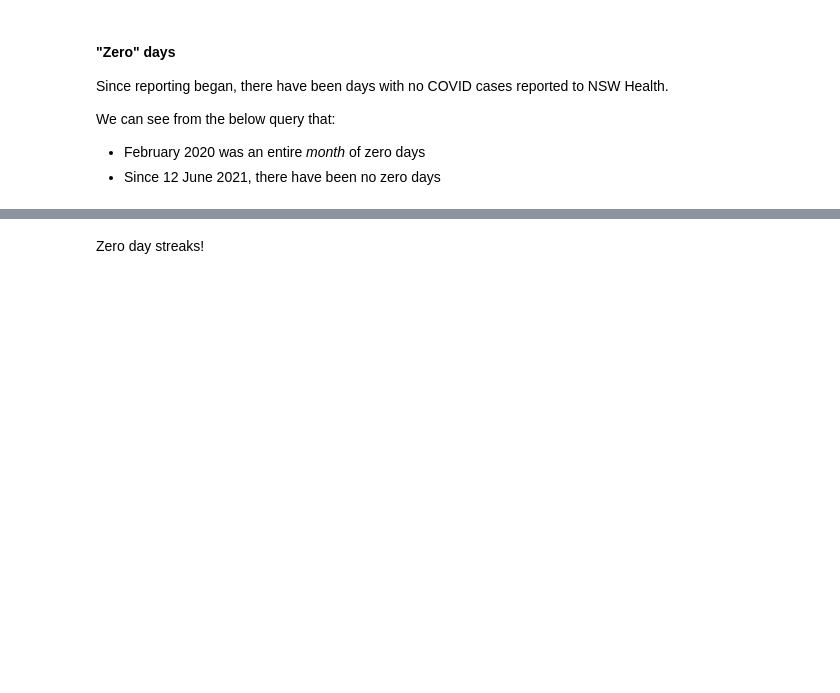
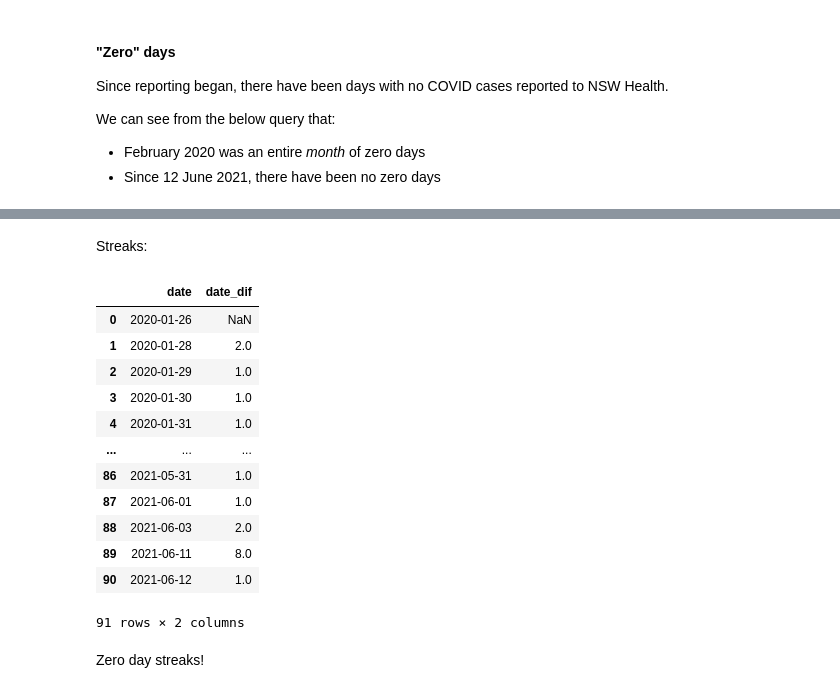
Before and after one commit to henrylin03/covid-nsw, a Jupyter notebook: covid-nsw.ipynb, the cells around one changed output, grey strips where cells are left out. Saved outputs shown, nothing was run; the diff lists cells and outputs as text; code cells hidden in the pictures; blank space fills up the shorter version.

Commit message:
add lag windows function to calculate difference between current 'zero-day' and the previous one; en route to calculating streaks

```diff
--- a/covid-nsw.ipynb
+++ b/covid-nsw.ipynb
@@ -174,0 +236,47 @@ pd.read_sql_query("""
+# %% [markdown]
+Streaks:
+# %%
+pd.read_sql_query("""
+    select *
+    from (
+        select date,
+            julianday(date) -
+                julianday(
+                    lag(date) OVER (
+                        ORDER BY date
+                    )
+                ) as date_dif
+        from zero_days z
+    ) zz
+""", engine)
+
+
+# pd.read_sql_query("""
+#     select date,
+#         case when exists (
+#             select 1
+#             from zero_days z
+#             where julianday(date)
+#             - julianday(
+#                 lag(date, 1, 0) over (
+#                     order by date
+#                 )
+#             ) = 1
+#         ) then 1 else 0 end as 'streak'
+#     from zero_days
+
+# """, engine)
+# %% [output]
+|  | date | date_dif |
+| 0 | 2020-01-26 | NaN |
+| 1 | 2020-01-28 | 2.0 |
+| 2 | 2020-01-29 | 1.0 |
+| 3 | 2020-01-30 | 1.0 |
+| 4 | 2020-01-31 | 1.0 |
+| ... | ... | ... |
+| 86 | 2021-05-31 | 1.0 |
+| 87 | 2021-06-01 | 1.0 |
+| 88 | 2021-06-03 | 2.0 |
+| 89 | 2021-06-11 | 8.0 |
+| 90 | 2021-06-12 | 1.0 |
+91 rows × 2 columns
```
Also changed, not shown: parts of 9 cells of this notebook.
